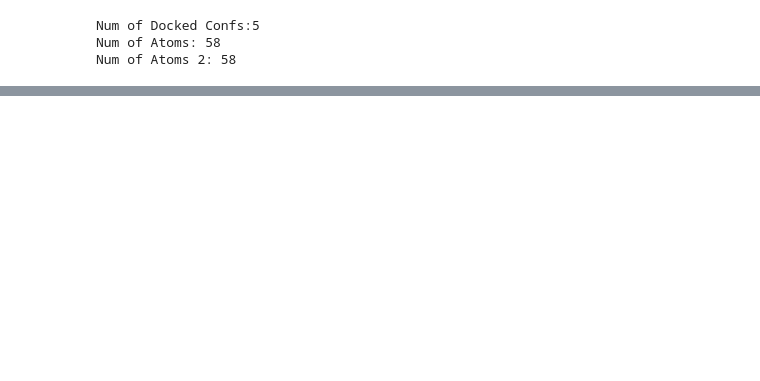
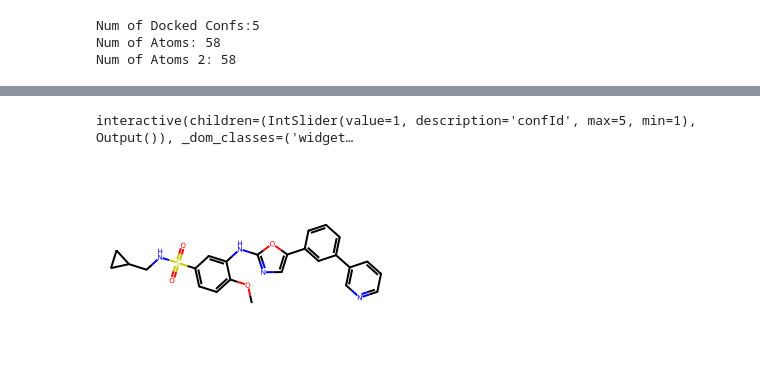
Before and after one commit to biocheming/watvina, a Jupyter notebook: pywatvina/examples/example.ipynb, the cells around one changed output, grey strips where cells are left out. Drawn from its saved outputs; the diff is of its cells as text; code cells hidden in the pictures; blank space fills up the shorter version.

```diff
--- a/pywatvina/examples/example.ipynb
+++ b/pywatvina/examples/example.ipynb
@@ -108,0 +187,34 @@ wv.poses_score
+# %%
+#关于对接后的构象的浏览
+import py3Dmol
+from rdkit.Chem import AllChem
+from rdkit.Chem import Draw
+from rdkit.Chem.Draw import DrawingOptions
+from ipywidgets import interact, interactive, fixed
+
+#定义展示分子各个构象的3D结构的函数
+def viewlig(ligmol,view3d,confId=-1):
+        ligmolblock = Chem.MolToMolBlock(ligmol,confId=confId)
+        view3d.removeAllModels()
+        view3d.addModel(ligmolblock,'sdf')
+        view3d.setStyle({'stick':{}})
+        view3d.setBackgroundColor('0xeeeeee')
+        view3d.zoomTo()
+        return view3d.show()
+
+#交互式展示对接后的构象3D结构
+view3d = py3Dmol.view(width=300,height=200)
+interact(viewlig, ligmol=fixed(ligand_mol),view3d=fixed(view3d),
+         confId=(1,ligand_mol.GetNumConformers()-1));
+
+#展示配体分子2D结构
+DrawingOptions.atomLabelFontSize = 80
+DrawingOptions.dotsPerAngstrom = 150
+DrawingOptions.bondLineWidth = 2.0
+
+ligmol2d = Chem.RemoveHs(ligand_mol)
+ligmol2d.RemoveAllConformers()
+Draw.MolToImage(ligmol2d, size=(300, 200))
+# %% [output]
+interactive(children=(IntSlider(value=1, description='confId', max=5, min=1), Output()), _dom_classes=('widget…
+[figure, added]
```
Also changed, not shown: parts of 19 cells of this notebook.
